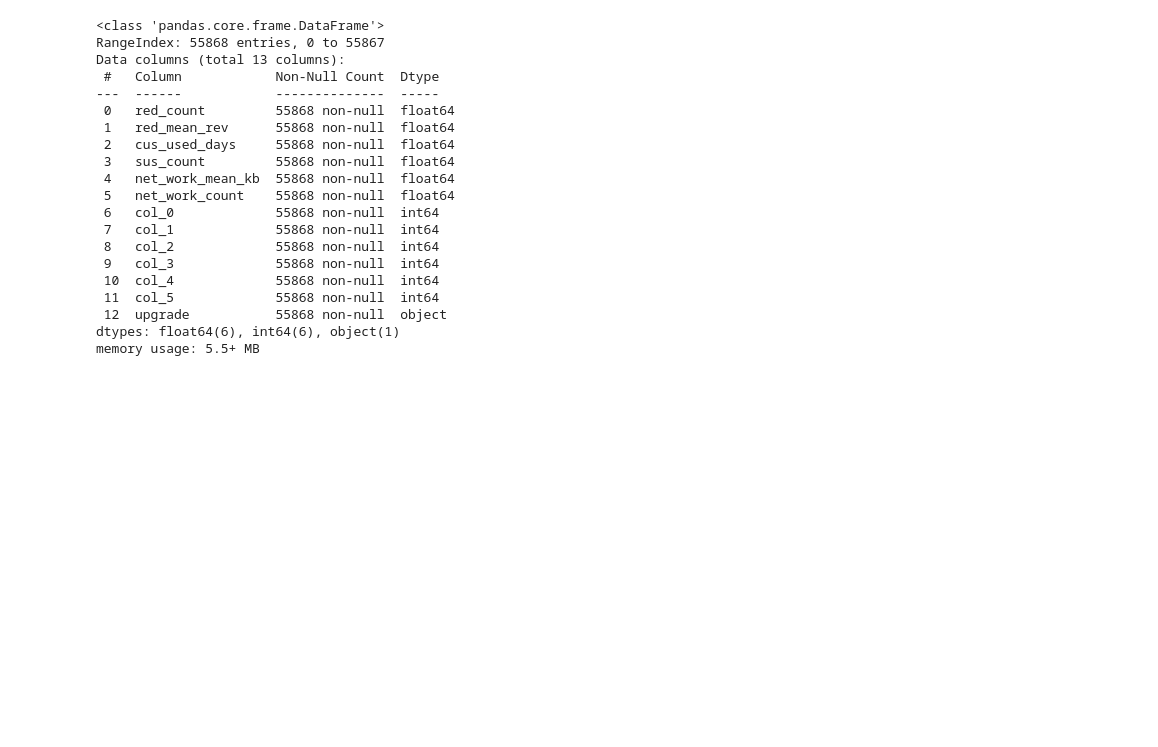
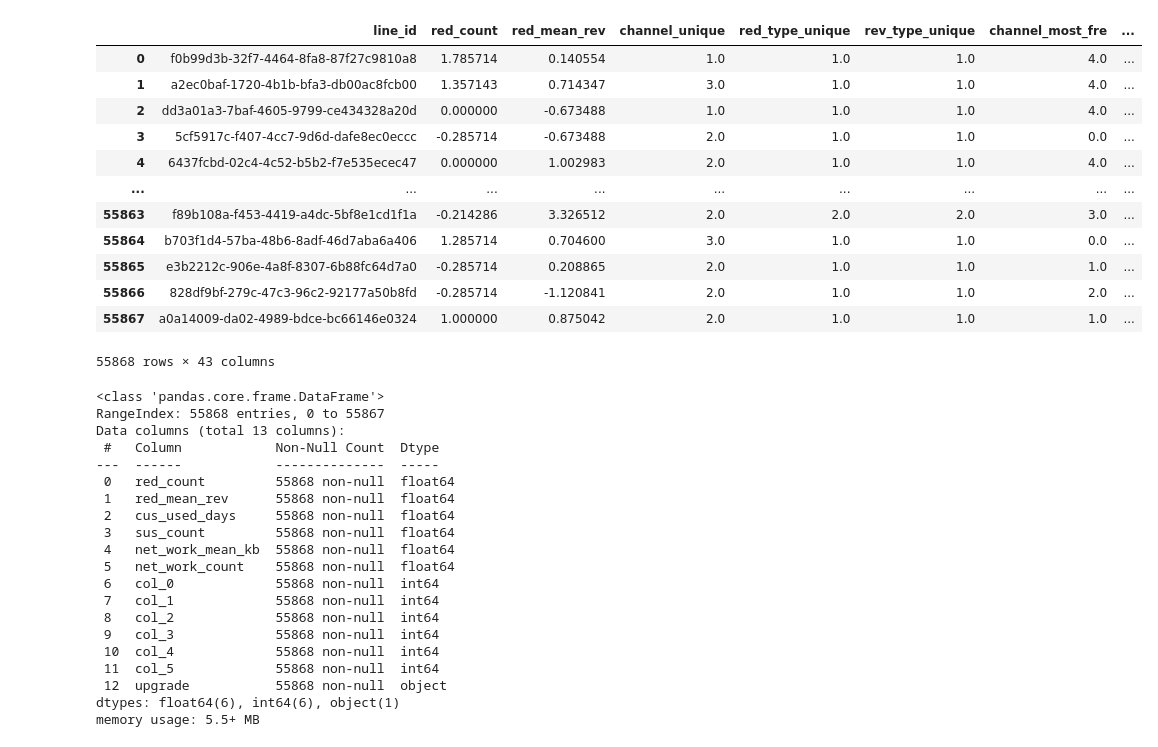
Before and after one commit to Huan111/Trackhack.21.2---Predict-upgrade, a Jupyter notebook: model_training.ipynb, the cells around one changed output. Saved outputs shown, nothing was run; the diff lists cells and outputs as text; code cells hidden in the pictures; blank space fills up the shorter version.

```diff
--- a/model_training.ipynb
+++ b/model_training.ipynb
@@ -10,3 +20,19 @@ data_val = pd.read_csv(root_folder+"guohuan-li/new_data/eval_final_merge.csv")
+# %%
+data_train
+# %% [output]
+|  | line_id | red_count | red_mean_rev | channel_unique | red_type_unique | rev_type_unique | channel_most_fre | ... |
+| 0 | f0b99d3b-32f7-4464-8fa8-87f27c9810a8 | 1.785714 | 0.140554 | 1.0 | 1.0 | 1.0 | 4.0 | ... |
+| 1 | a2ec0baf-1720-4b1b-bfa3-db00ac8fcb00 | 1.357143 | 0.714347 | 3.0 | 1.0 | 1.0 | 4.0 | ... |
+| 2 | dd3a01a3-7baf-4605-9799-ce434328a20d | 0.000000 | -0.673488 | 1.0 | 1.0 | 1.0 | 4.0 | ... |
+| 3 | 5cf5917c-f407-4cc7-9d6d-dafe8ec0eccc | -0.285714 | -0.673488 | 2.0 | 1.0 | 1.0 | 0.0 | ... |
+| 4 | 6437fcbd-02c4-4c52-b5b2-f7e535ecec47 | 0.000000 | 1.002983 | 2.0 | 1.0 | 1.0 | 4.0 | ... |
+| ... | ... | ... | ... | ... | ... | ... | ... | ... |
+| 55863 | f89b108a-f453-4419-a4dc-5bf8e1cd1f1a | -0.214286 | 3.326512 | 2.0 | 2.0 | 2.0 | 3.0 | ... |
+| 55864 | b703f1d4-57ba-48b6-8adf-46d7aba6a406 | 1.285714 | 0.704600 | 3.0 | 1.0 | 1.0 | 0.0 | ... |
+| 55865 | e3b2212c-906e-4a8f-8307-6b88fc64d7a0 | -0.285714 | 0.208865 | 2.0 | 1.0 | 1.0 | 1.0 | ... |
+| 55866 | 828df9bf-279c-47c3-96c2-92177a50b8fd | -0.285714 | -1.120841 | 2.0 | 1.0 | 1.0 | 2.0 | ... |
+| 55867 | a0a14009-da02-4989-bdce-bc66146e0324 | 1.000000 | 0.875042 | 2.0 | 1.0 | 1.0 | 1.0 | ... |
+55868 rows × 43 columns
 # %%
 hash_train = pd.read_csv(root_folder+"guohuan-li/new_data_1/dev_hash_merge.csv")
 hash_val = pd.read_csv(root_folder+"guohuan-li/new_data_1/eval_hash_merge.csv")
```
Also changed, not shown: parts of 83 cells of this notebook, 2 other files.
